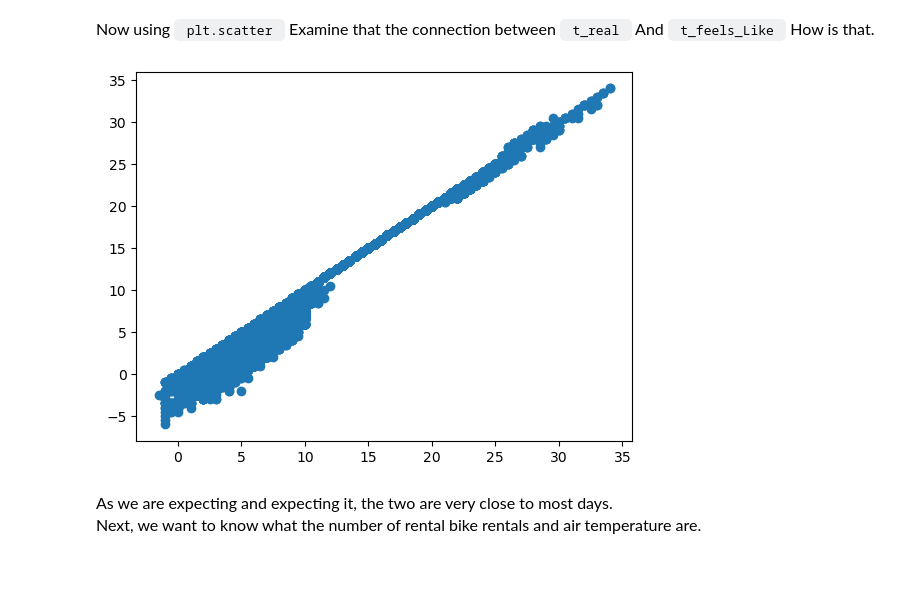
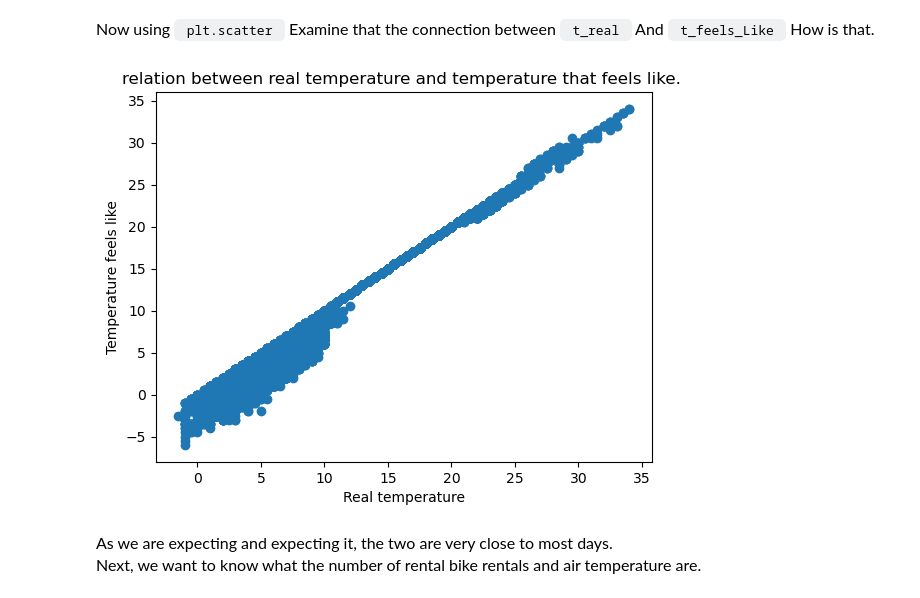
Before and after one commit to AMRHiwa/bicycle_EDA, a Jupyter notebook: cyclists.ipynb, the cells around one changed output. Saved outputs shown, nothing was run; the diff lists cells and outputs as text; code cells hidden in the pictures; blank space fills up the shorter version.

```diff
--- a/cyclists.ipynb
+++ b/cyclists.ipynb
@@ -228,11 +228,14 @@ How is that.
 # %%
 from matplotlib  import pyplot as plt
 
 plt.scatter(x= df.t_real, y= df.t_feels_like)
 plt.savefig('plot1.png')
+plt.xlabel("Real temperature")
+plt.ylabel("Temperature feels like")
+plt.title("relation between real temperature and temperature that feels like. ")
 plt.show()
 # %% [output]
-[figure, old version]
+[figure, new version]
 # %% [markdown]
 <p dir = LTR style = "Direction: LTR; Text-Align: Justim; Line-Height: 200%; Font-Family: Vazir; Font-Size: Medium">
 <font face = "vazir" size = 3>
```
Also changed, not shown: parts of 1 cell of this notebook.
